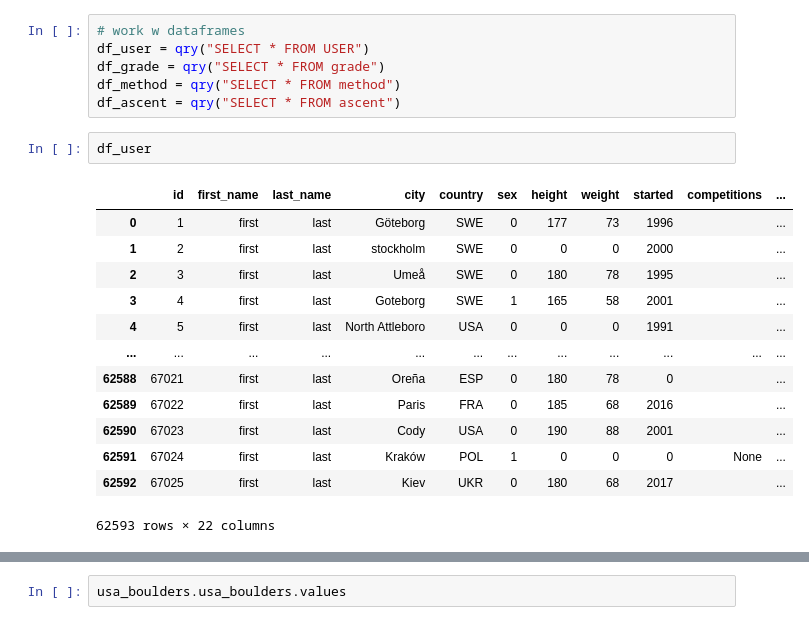
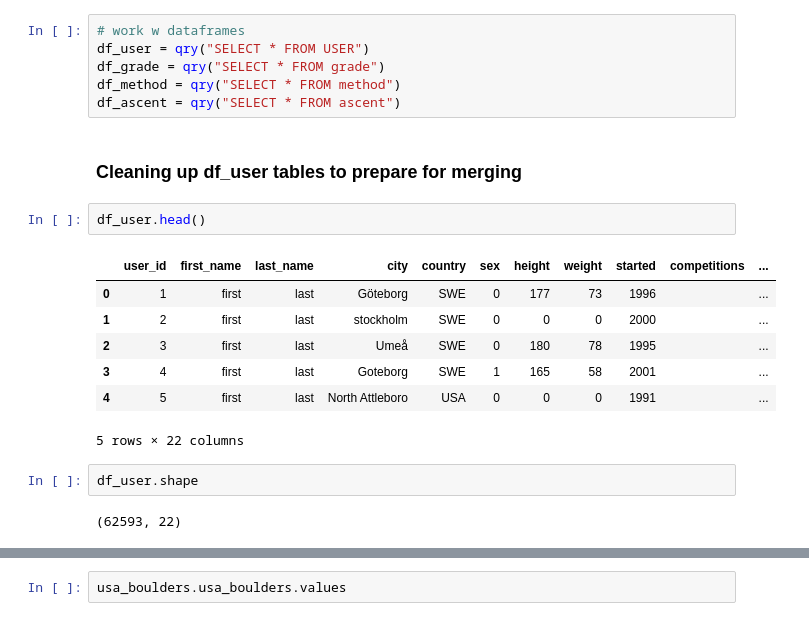
Before and after one commit to kchiev215/Passion_project, a Jupyter notebook: Data Analysis.ipynb, the cells around one changed output, grey strips where cells are left out. Cells and saved outputs as stored; diff of their text form.

```diff
--- a/Data Analysis.ipynb
+++ b/Data Analysis.ipynb
@@ -44,22 +46,22 @@ df_user = qry("SELECT * FROM USER")
 df_grade = qry("SELECT * FROM grade")
 df_method = qry("SELECT * FROM method")
 df_ascent = qry("SELECT * FROM ascent")
+# %% [markdown]
+### Cleaning up df_user tables to prepare for merging
 # %%
-df_user
+df_user.head()
 # %% [output]
-|  | id | first_name | last_name | city | country | sex | height | weight | started | competitions | ... |
+|  | user_id | first_name | last_name | city | country | sex | height | weight | started | competitions | ... |
 | 0 | 1 | first | last | Göteborg | SWE | 0 | 177 | 73 | 1996 |  | ... |
 | 1 | 2 | first | last | stockholm | SWE | 0 | 0 | 0 | 2000 |  | ... |
 | 2 | 3 | first | last | Umeå | SWE | 0 | 180 | 78 | 1995 |  | ... |
 | 3 | 4 | first | last | Goteborg | SWE | 1 | 165 | 58 | 2001 |  | ... |
 | 4 | 5 | first | last | North Attleboro | USA | 0 | 0 | 0 | 1991 |  | ... |
-| ... | ... | ... | ... | ... | ... | ... | ... | ... | ... | ... | ... |
-| 62588 | 67021 | first | last | Oreña | ESP | 0 | 180 | 78 | 0 |  | ... |
-| 62589 | 67022 | first | last | Paris | FRA | 0 | 185 | 68 | 2016 |  | ... |
-| 62590 | 67023 | first | last | Cody | USA | 0 | 190 | 88 | 2001 |  | ... |
-| 62591 | 67024 | first | last | Kraków | POL | 1 | 0 | 0 | 0 | None | ... |
-| 62592 | 67025 | first | last | Kiev | UKR | 0 | 180 | 68 | 2017 |  | ... |
-62593 rows × 22 columns
+5 rows × 22 columns
+# %%
+df_user.shape
+# %% [output]
+(62593, 22)
 # %%
 df_user.columns
 # %% [output]
```
Also changed, not shown: parts of 55 cells of this notebook.
